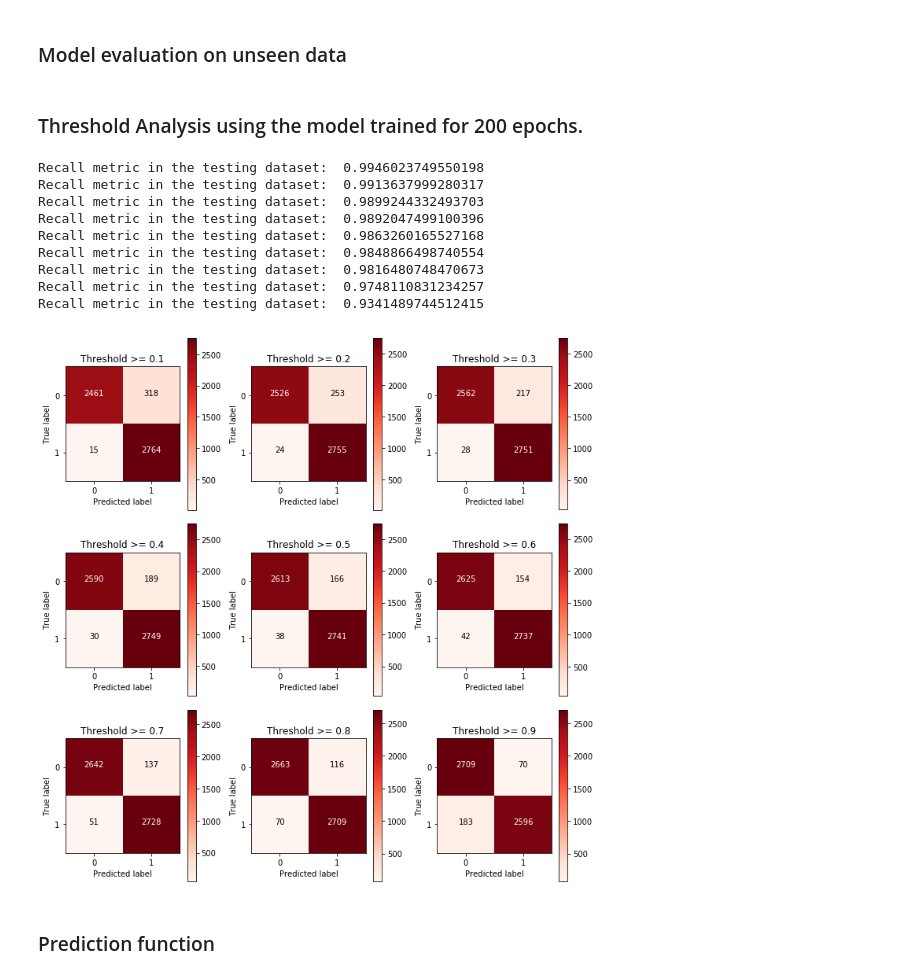
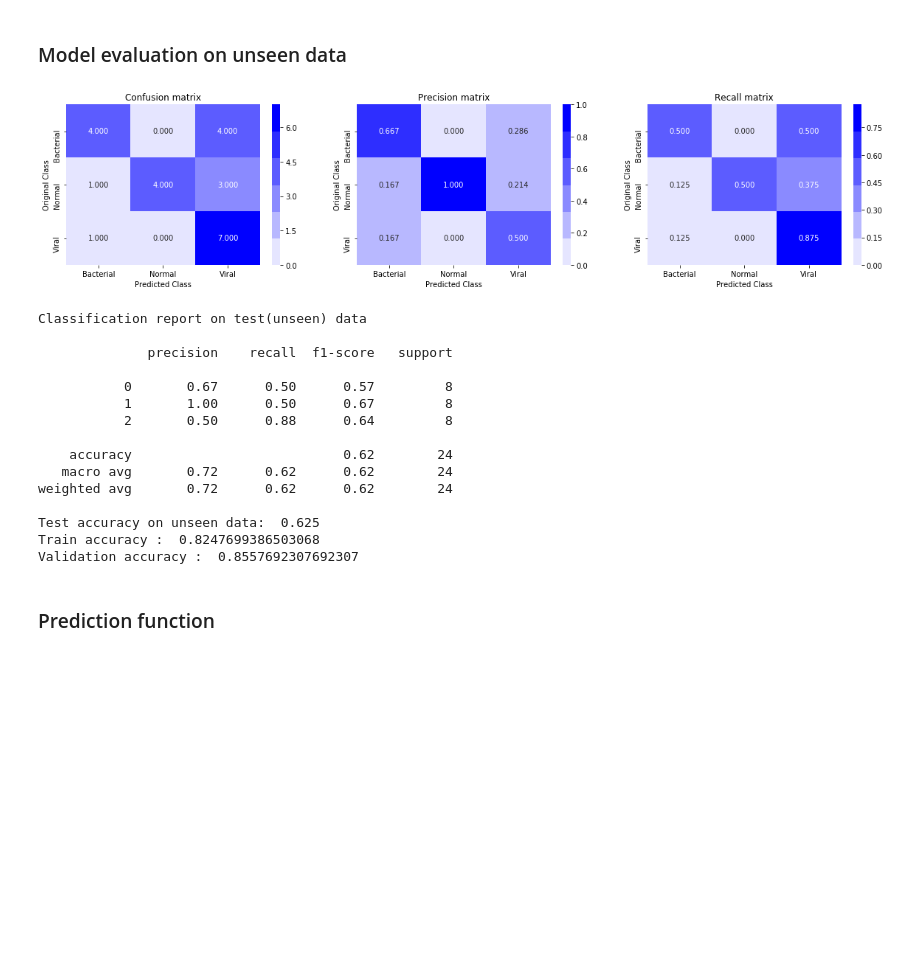
Before and after one commit to saugatapaul1010/Pneumonia-Detection, a Jupyter notebook: Pneumonia Detection.ipynb, the cells around one changed output. Cells and saved outputs as stored; diff of their text form; code cells hidden in the pictures; blank space fills up the shorter version.

```diff
--- a/Pneumonia Detection.ipynb
+++ b/Pneumonia Detection.ipynb
@@ -83,27 +83,27 @@ def plot_confusion_matrix(test_y, predict_y):
 
     plt.figure(figsize=(20,4))
 
-    labels = [0,1]
+    labels = ["Bacterial","Normal","Viral"]
     # representing A in heatmap format
     cmap=sns.light_palette("blue")
     plt.subplot(1, 3, 1)
     sns.heatmap(C, annot=True, cmap=cmap, fmt=".3f", xticklabels=labels, yticklabels=labels)
     plt.xlabel('Predicted Class')
     plt.ylabel('Original Class')
-    plt.title("Confusion matrix [0: Uninfected, 1: Parasitized]")
+    plt.title("Confusion matrix")
 
     plt.subplot(1, 3, 2)
     sns.heatmap(B, annot=True, cmap=cmap, fmt=".3f", xticklabels=labels, yticklabels=labels)
     plt.xlabel('Predicted Class')
     plt.ylabel('Original Class')
-    plt.title("Precision matrix [0: Uninfected, 1: Parasitized]")
+    plt.title("Precision matrix")
 
     plt.subplot(1, 3, 3)
     # representing B in heatmap format
     sns.heatmap(A, annot=True, cmap=cmap, fmt=".3f", xticklabels=labels, yticklabels=labels)
     plt.xlabel('Predicted Class')
     plt.ylabel('Original Class')
-    plt.title("Recall matrix [0: Uninfected, 1: Parasitized]")
+    plt.title("Recall matrix")
 
     plt.show()
 
@@ -579,58 +576,38 @@ plt_train_val_acc(x, val_acc, train_acc)
 ### Model evaluation on unseen data
 # %%
 #Load the model and use it to predict the test data (unseen)
-model = load_model(SAVE_DIR+'malaria_cnn_model_augmented_6th_200epoch.h5')
+model = load_model(SAVE_DIR+'pneumonia_cnn_model_augmented_.h5')
 y_pred = model.predict_classes(X_test)
 
 #Plot the confusion matrix, recall matrix and precision matrix
 plot_confusion_matrix(y_test_enc,y_pred)
 
 #Get the classification report for this model
 print("Classification report on test(unseen) data\n")
 print(classification_report(y_test_enc , y_pred))
 
 #Get test accuracy on unseen data for this model
 #Get test accuracy on unseen data for this model
 print("Test accuracy on unseen data: ",accuracy_score(y_test_enc , y_pred))
 print("Train accuracy : ",accuracy_score(y_train_enc , model.predict_classes(X_train)))
 print("Validation accuracy : ",accuracy_score(y_val_enc , model.predict_classes(X_val)))
+# %% [output]
+[figure, added]
+Classification report on test(unseen) data
+
+              precision    recall  f1-score   support
+
+           0       0.67      0.50      0.57         8
+           1       1.00      0.50      0.67         8
+           2       0.50      0.88      0.64         8
+
+    accuracy                           0.62        24
+   macro avg       0.72      0.62      0.62        24
+weighted avg       0.72      0.62      0.62        24
+
+Test accuracy on unseen data:  0.625
+Train accuracy :  0.8247699386503068
+Validation accuracy :  0.8557692307692307
-# %% [markdown]
-### Threshold Analysis using the model trained for 200 epochs.
-# %%
-#Code borrowed from: https://www.kaggle.com/joparga3/in-depth-skewed-data-classif-93-recall-acc-now
-y_pred = model.predict_proba(X_test)
-
-thresholds = [0.1,0.2,0.3,0.4,0.5,0.6,0.7,0.8,0.9]
-
-plt.figure(figsize=(10,10))
-
-j = 1
-for i in thresholds:
-    y_test_predictions_high_recall = y_pred[:,0] > i
-
-    plt.subplot(3,3,j)
-    j += 1
-
-    # Compute confusion matrix
-    cnf_matrix = confusion_matrix(y_test_enc,y_test_predictions_high_recall)
-    np.set_printoptions(precision=2)
-
-    print("Recall metric in the testing dataset: ", cnf_matrix[1,1]/(cnf_matrix[1,0]+cnf_matrix[1,1]))
-
-    # Plot non-normalized confusion matrix
-    class_names = [0,1]
-    plot_confusion_matrix_thresholds(cnf_matrix, classes=class_names, title='Threshold >= %s'%i)
-# %% [output]
-Recall metric in the testing dataset:  0.9946023749550198
-Recall metric in the testing dataset:  0.9913637999280317
-Recall metric in the testing dataset:  0.9899244332493703
-Recall metric in the testing dataset:  0.9892047499100396
-Recall metric in the testing dataset:  0.9863260165527168
-Recall metric in the testing dataset:  0.9848866498740554
-Recall metric in the testing dataset:  0.9816480748470673
-Recall metric in the testing dataset:  0.9748110831234257
-Recall metric in the testing dataset:  0.9341489744512415
-[figure, removed]
 # %% [markdown]
 ### Prediction function
 # %%
```
Also changed, not shown: parts of 8 cells of this notebook, 1 other file.
